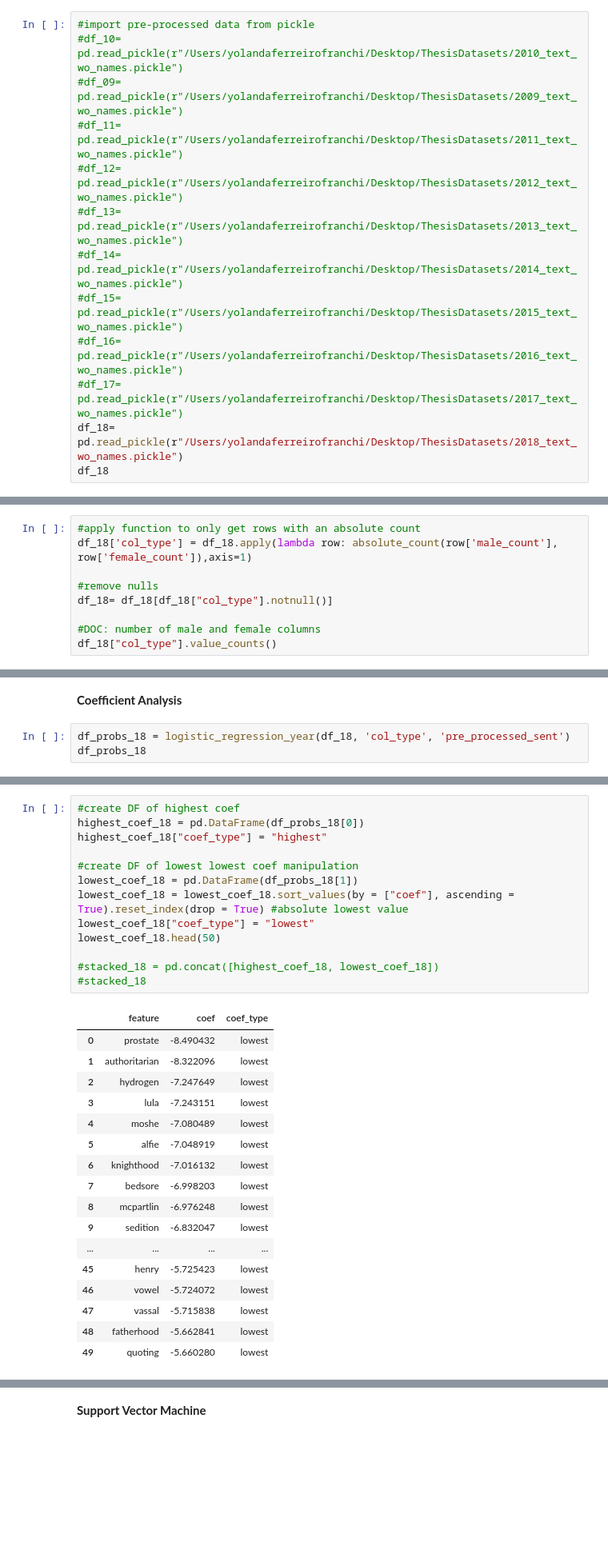
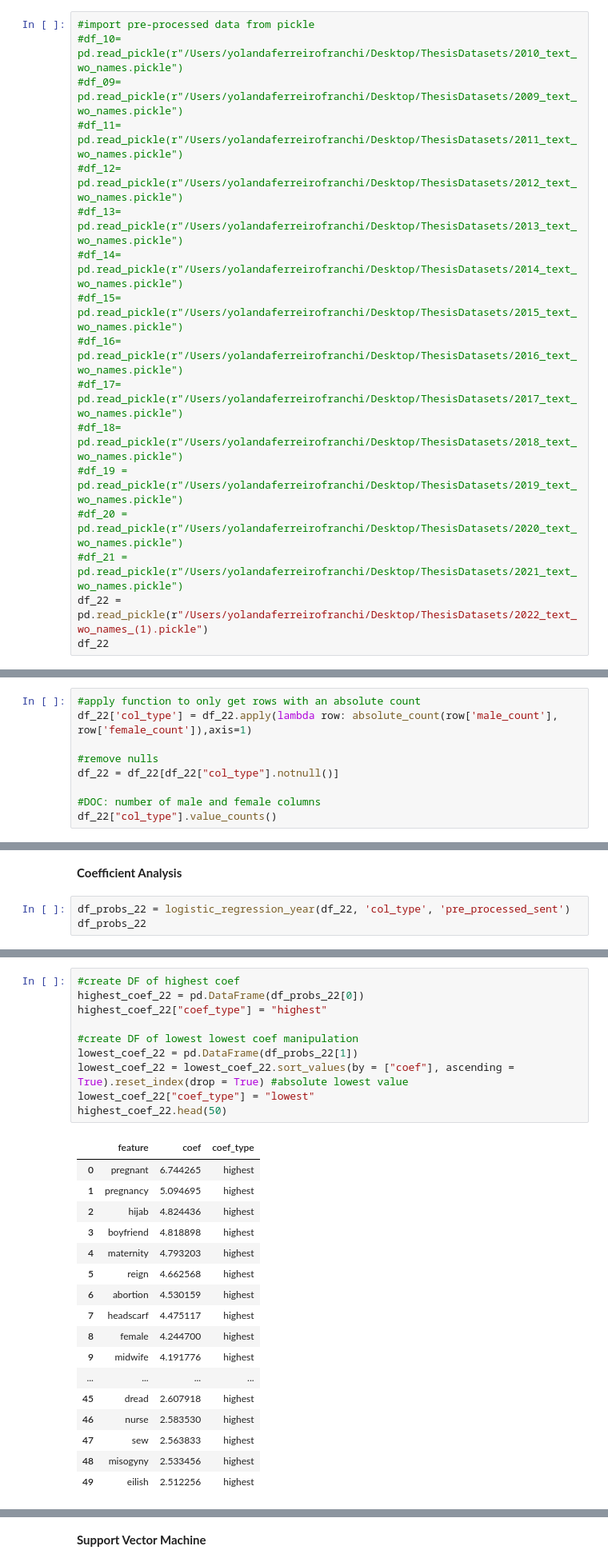
Before and after one commit to yvferreiro/MasterThesis, a Jupyter notebook: Logistic Regression.ipynb, the cells around one changed output, grey strips where cells are left out. Shown at 80% size. Drawn from its saved outputs; the diff is of its cells as text; blank space fills up the shorter version.

Commit message:
coefs 2019,20,21,22

```diff
--- a/Logistic Regression.ipynb
+++ b/Logistic Regression.ipynb
@@ -30,7 +24,11 @@ warnings.filterwarnings("ignore")
 #df_15= pd.read_pickle(r"/Users/yolandaferreirofranchi/Desktop/ThesisDatasets/2015_text_wo_names.pickle")
 #df_16= pd.read_pickle(r"/Users/yolandaferreirofranchi/Desktop/ThesisDatasets/2016_text_wo_names.pickle")
 #df_17= pd.read_pickle(r"/Users/yolandaferreirofranchi/Desktop/ThesisDatasets/2017_text_wo_names.pickle")
-df_18= pd.read_pickle(r"/Users/yolandaferreirofranchi/Desktop/ThesisDatasets/2018_text_wo_names.pickle")
-df_18
+#df_18= pd.read_pickle(r"/Users/yolandaferreirofranchi/Desktop/ThesisDatasets/2018_text_wo_names.pickle")
+#df_19 = pd.read_pickle(r"/Users/yolandaferreirofranchi/Desktop/ThesisDatasets/2019_text_wo_names.pickle")
+#df_20 = pd.read_pickle(r"/Users/yolandaferreirofranchi/Desktop/ThesisDatasets/2020_text_wo_names.pickle")
+#df_21 = pd.read_pickle(r"/Users/yolandaferreirofranchi/Desktop/ThesisDatasets/2021_text_wo_names.pickle")
+df_22 = pd.read_pickle(r"/Users/yolandaferreirofranchi/Desktop/ThesisDatasets/2022_text_wo_names_(1).pickle")
+df_22
 # %% [output]
 |  | pre_processed_sent | male_count | female_count | Proper_noun_list | pn exists | sentences | article_id | ... |
@@ -56,11 +54,11 @@ def absolute_count(male_col, female_col):
         return None
 # %%
 #apply function to only get rows with an absolute count
-df_18['col_type'] = df_18.apply(lambda row: absolute_count(row['male_count'], row['female_count']),axis=1)
+df_22['col_type'] = df_22.apply(lambda row: absolute_count(row['male_count'], row['female_count']),axis=1)
 
 #remove nulls
-df_18= df_18[df_18["col_type"].notnull()]
+df_22 = df_22[df_22["col_type"].notnull()]
 
 #DOC: number of male and female columns
-df_18["col_type"].value_counts()
+df_22["col_type"].value_counts()
 # %% [output]
@@ -161,6 +159,6 @@ def logistic_regression_year(df, target_col, text_col):
 # %% [markdown]
 **Coefficient Analysis**
 # %%
-df_probs_18 = logistic_regression_year(df_18, 'col_type', 'pre_processed_sent')
-df_probs_18
+df_probs_22 = logistic_regression_year(df_22, 'col_type', 'pre_processed_sent')
+df_probs_22
 # %% [output]
@@ -210,33 +208,30 @@ weighted avg       0.71      0.69      0.69    159422
 # %%
 #create DF of highest coef
-highest_coef_18 = pd.DataFrame(df_probs_18[0])
-highest_coef_18["coef_type"] = "highest"
+highest_coef_22 = pd.DataFrame(df_probs_22[0])
+highest_coef_22["coef_type"] = "highest"
 
 #create DF of lowest lowest coef manipulation
-lowest_coef_18 = pd.DataFrame(df_probs_18[1])
-lowest_coef_18 = lowest_coef_18.sort_values(by = ["coef"], ascending = True).reset_index(drop = True) #absolute lowest value
-lowest_coef_18["coef_type"] = "lowest"
-lowest_coef_18.head(50)
-
-#stacked_18 = pd.concat([highest_coef_18, lowest_coef_18])
-#stacked_18
+lowest_coef_22 = pd.DataFrame(df_probs_22[1])
+lowest_coef_22 = lowest_coef_22.sort_values(by = ["coef"], ascending = True).reset_index(drop = True) #absolute lowest value
+lowest_coef_22["coef_type"] = "lowest"
+highest_coef_22.head(50)
 # %% [output]
 |  | feature | coef | coef_type |
-| 0 | prostate | -8.490432 | lowest |
-| 1 | authoritarian | -8.322096 | lowest |
-| 2 | hydrogen | -7.247649 | lowest |
-| 3 | lula | -7.243151 | lowest |
-| 4 | moshe | -7.080489 | lowest |
-| 5 | alfie | -7.048919 | lowest |
-| 6 | knighthood | -7.016132 | lowest |
-| 7 | bedsore | -6.998203 | lowest |
-| 8 | mcpartlin | -6.976248 | lowest |
-| 9 | sedition | -6.832047 | lowest |
+| 0 | pregnant | 6.744265 | highest |
+| 1 | pregnancy | 5.094695 | highest |
+| 2 | hijab | 4.824436 | highest |
+| 3 | boyfriend | 4.818898 | highest |
+| 4 | maternity | 4.793203 | highest |
+| 5 | reign | 4.662568 | highest |
+| 6 | abortion | 4.530159 | highest |
+| 7 | headscarf | 4.475117 | highest |
+| 8 | female | 4.244700 | highest |
+| 9 | midwife | 4.191776 | highest |
 | ... | ... | ... | ... |
-| 45 | henry | -5.725423 | lowest |
-| 46 | vowel | -5.724072 | lowest |
-| 47 | vassal | -5.715838 | lowest |
-| 48 | fatherhood | -5.662841 | lowest |
-| 49 | quoting | -5.660280 | lowest |
+| 45 | dread | 2.607918 | highest |
+| 46 | nurse | 2.583530 | highest |
+| 47 | sew | 2.563833 | highest |
+| 48 | misogyny | 2.533456 | highest |
+| 49 | eilish | 2.512256 | highest |
 # %%
 #save DF as pickle file per year
```
Also changed, not shown: parts of 6 cells of this notebook, 12 other files.
